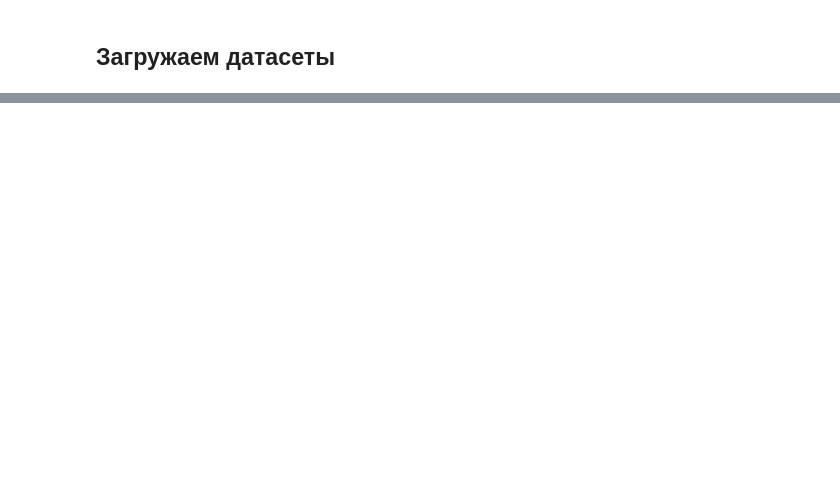
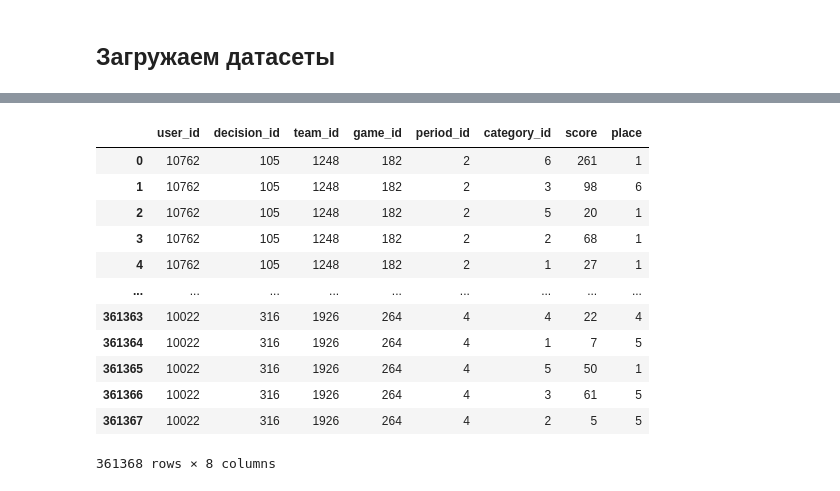
Before and after one commit to Value1965/Business_Up, a Jupyter notebook: Симуляция.ipynb, the cells around one changed output, grey strips where cells are left out. Drawn from its saved outputs; the diff is of its cells as text; code cells hidden in the pictures; blank space fills up the shorter version.

```diff
--- a/Симуляция.ipynb
+++ b/Симуляция.ipynb
@@ -27,0 +77,6 @@ df_team_point = pd.read_csv("/content/drive/MyDrive/hacks_ai_2022/Дубна/tea
+# %%
+df_team_point['period_id']=df_team_point['period'].apply(lambda x: x+1)
+# %%
+if 'period' in df_team_point.columns:
+  df_team_point.drop(['period'],axis=1,inplace=True)
+df_team_point
@@ -27,0 +113,4 @@ df_team_point = pd.read_csv("/content/drive/MyDrive/hacks_ai_2022/Дубна/tea
+# %%
+df_user_team = df_user.merge(df_user_data,on='user_id',how='left').sort_values('team_id')
+
+df_user_team
@@ -27,0 +147,5 @@ df_team_point = pd.read_csv("/content/drive/MyDrive/hacks_ai_2022/Дубна/tea
+# %%
+df_user_team['period_id'] = df_user_team['period']
+if 'period' in df_user_team.columns:
+  df_user_team.drop(['period'],axis=1,inplace=True)
+df_user_team
@@ -27,0 +166,17 @@ df_team_point = pd.read_csv("/content/drive/MyDrive/hacks_ai_2022/Дубна/tea
+# %%
+df_user_team_point = pd.merge(df_user_team,df_team_point,left_on=['team_id','period_id'],right_on=['team_id','period_id'],how='left')
+df_user_team_point
+# %% [output]
+|  | user_id | decision_id | team_id | game_id | period_id | category_id | score | place |
+| 0 | 10762 | 105 | 1248 | 182 | 2 | 6 | 261 | 1 |
+| 1 | 10762 | 105 | 1248 | 182 | 2 | 3 | 98 | 6 |
+| 2 | 10762 | 105 | 1248 | 182 | 2 | 5 | 20 | 1 |
+| 3 | 10762 | 105 | 1248 | 182 | 2 | 2 | 68 | 1 |
+| 4 | 10762 | 105 | 1248 | 182 | 2 | 1 | 27 | 1 |
+| ... | ... | ... | ... | ... | ... | ... | ... | ... |
+| 361363 | 10022 | 316 | 1926 | 264 | 4 | 4 | 22 | 4 |
+| 361364 | 10022 | 316 | 1926 | 264 | 4 | 1 | 7 | 5 |
+| 361365 | 10022 | 316 | 1926 | 264 | 4 | 5 | 50 | 1 |
+| 361366 | 10022 | 316 | 1926 | 264 | 4 | 3 | 61 | 5 |
+| 361367 | 10022 | 316 | 1926 | 264 | 4 | 2 | 5 | 5 |
+361368 rows × 8 columns
```
Also changed, not shown: parts of 54 cells of this notebook.
